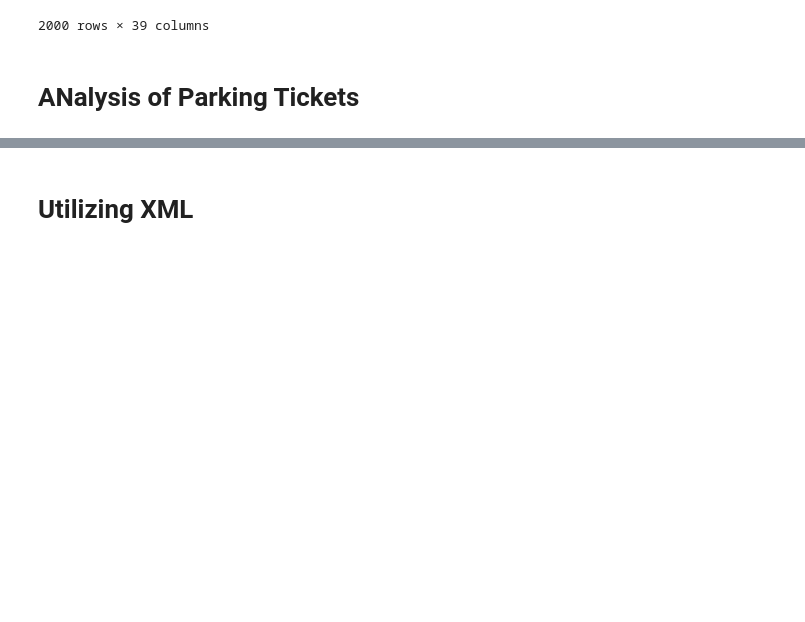
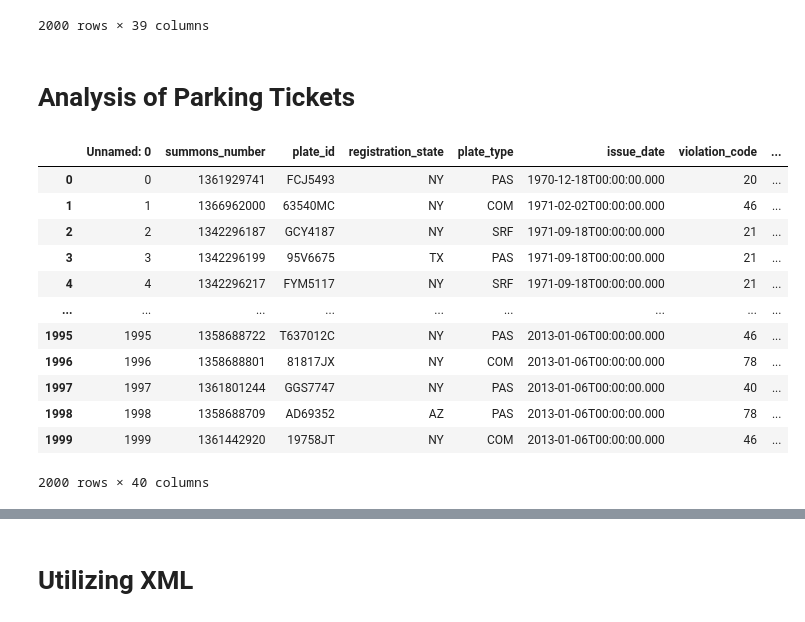
Before and after one commit to sauceboss1526/BestAndRest, a Jupyter notebook: BestAndRest/BestandRest.ipynb, the cells around one changed output, grey strips where cells are left out. Cells and saved outputs as stored; diff of their text form; code cells hidden in the pictures; blank space fills up the shorter version.

```diff
--- a/BestAndRest/BestandRest.ipynb
+++ b/BestAndRest/BestandRest.ipynb
@@ -151,4 +152,27 @@ WARNING:root:Requests made without an app_token will be subject to strict thrott
 | 1999 | 1361442920 | 19758JT | NY | COM | 2013-01-06T00:00:00.000 | 46 | ... |
 2000 rows × 39 columns
 # %% [markdown]
-# ANalysis of Parking Tickets
+# Analysis of Parking Tickets
+# %%
+
+#load dataset from API to pandas
+import pandas as pd
+import numpy as np
+import matplotlib.pyplot as plt
+import seaborn as sns
+df = pd.read_csv('parkingtickets.csv')
+df
+# %% [output]
+|  | Unnamed: 0 | summons_number | plate_id | registration_state | plate_type | issue_date | violation_code | ... |
+| 0 | 0 | 1361929741 | FCJ5493 | NY | PAS | 1970-12-18T00:00:00.000 | 20 | ... |
+| 1 | 1 | 1366962000 | 63540MC | NY | COM | 1971-02-02T00:00:00.000 | 46 | ... |
+| 2 | 2 | 1342296187 | GCY4187 | NY | SRF | 1971-09-18T00:00:00.000 | 21 | ... |
+| 3 | 3 | 1342296199 | 95V6675 | TX | PAS | 1971-09-18T00:00:00.000 | 21 | ... |
+| 4 | 4 | 1342296217 | FYM5117 | NY | SRF | 1971-09-18T00:00:00.000 | 21 | ... |
+| ... | ... | ... | ... | ... | ... | ... | ... | ... |
+| 1995 | 1995 | 1358688722 | T637012C | NY | PAS | 2013-01-06T00:00:00.000 | 46 | ... |
+| 1996 | 1996 | 1358688801 | 81817JX | NY | COM | 2013-01-06T00:00:00.000 | 78 | ... |
+| 1997 | 1997 | 1361801244 | GGS7747 | NY | PAS | 2013-01-06T00:00:00.000 | 40 | ... |
+| 1998 | 1998 | 1358688709 | AD69352 | AZ | PAS | 2013-01-06T00:00:00.000 | 78 | ... |
+| 1999 | 1999 | 1361442920 | 19758JT | NY | COM | 2013-01-06T00:00:00.000 | 46 | ... |
+2000 rows × 40 columns
```
Also changed, not shown: parts of 8 cells of this notebook, 4 other files.
